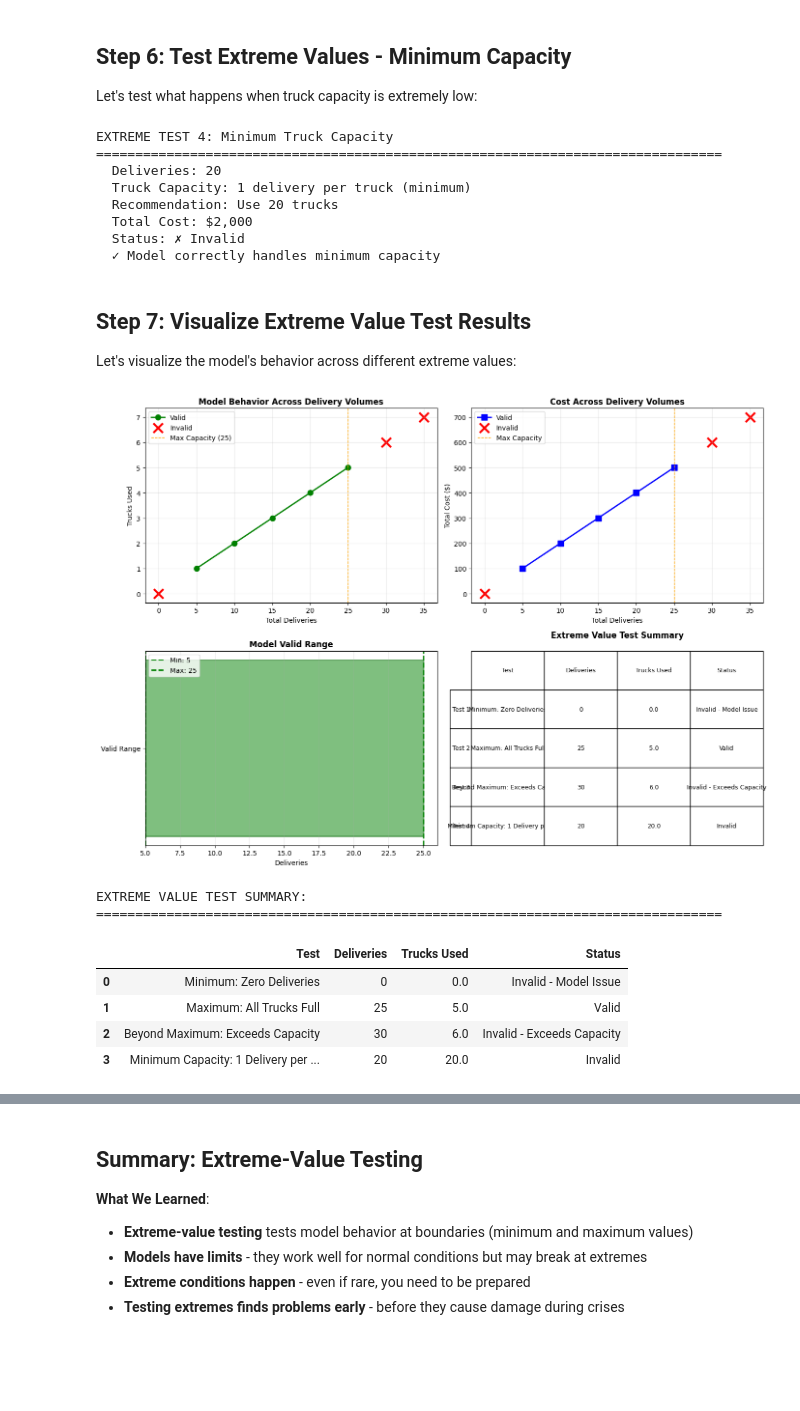
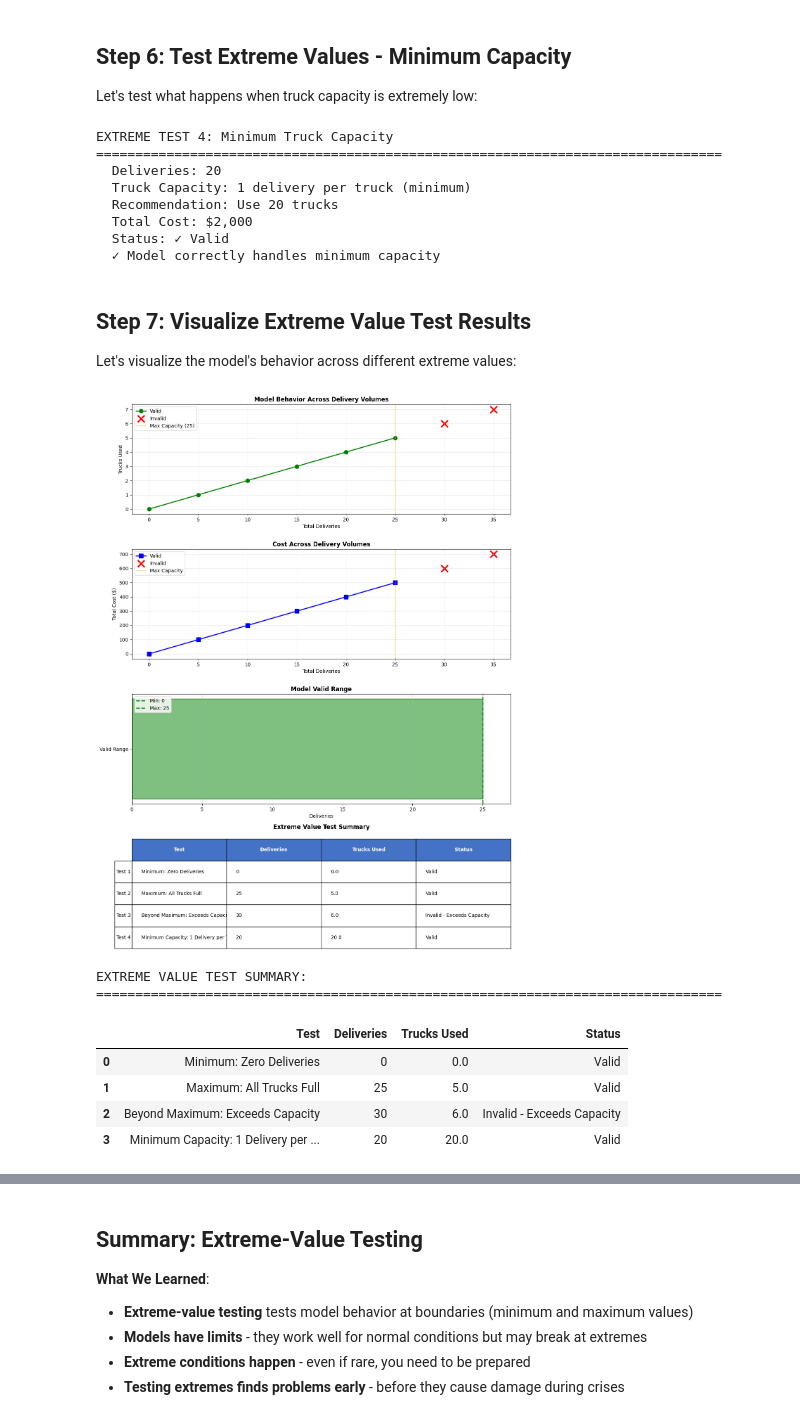
Before and after one commit to scottalanturner/prescriptive-analytics, a Jupyter notebook: Lesson05/lesson05_concept03_extreme_value_testing.ipynb, the cells around one changed output, grey strips where cells are left out. Saved outputs shown, nothing was run; the diff lists cells and outputs as text; code cells hidden in the pictures; blank space fills up the shorter version.

Commit message:
l5 fixed formatting issues

```diff
--- a/Lesson05/lesson05_concept03_extreme_value_testing.ipynb
+++ b/Lesson05/lesson05_concept03_extreme_value_testing.ipynb
@@ -92,8 +92,13 @@ def solve_delivery_model(total_deliveries, truck_capacity, num_trucks=5, cost_pe
     total_cost = trucks_used * cost_per_truck
 
     # Check if solution is valid
-    is_valid = (trucks_used > 0 and trucks_used <= num_trucks and
-                trucks_used * truck_capacity >= total_deliveries)
+    # Valid if: trucks used is within bounds, and capacity meets deliveries
+    # Special case: 0 trucks is valid when there are 0 deliveries
+    if total_deliveries == 0:
+        is_valid = (trucks_used == 0)
+    else:
+        is_valid = (trucks_used > 0 and trucks_used <= num_trucks and
+                    trucks_used * truck_capacity >= total_deliveries)
 
     return (trucks_used, total_cost, status, is_valid)
 
@@ -228,7 +234,8 @@ Let's test what happens when truck capacity is extremely low:
 # %%
 # Test minimum capacity
 min_capacity = 1  # Minimum capacity (1 delivery per truck)
-trucks_min_cap, cost_min_cap, status_min_cap, valid_min_cap = solve_delivery_model(base_deliveries, min_capacity)
+# Need enough trucks available for extreme testing (20 deliveries / 1 capacity = 20 trucks needed)
+trucks_min_cap, cost_min_cap, status_min_cap, valid_min_cap = solve_delivery_model(base_deliveries, min_capacity, num_trucks=25)
 
 extreme_tests.append({
     'Test': 'Minimum Capacity: 1 Delivery per Truck',
@@ -258,7 +265,7 @@ EXTREME TEST 4: Minimum Truck Capacity
   Truck Capacity: 1 delivery per truck (minimum)
   Recommendation: Use 20 trucks
   Total Cost: $2,000
-  Status: ✗ Invalid
+  Status: ✓ Valid
   ✓ Model correctly handles minimum capacity
 # %% [markdown]
 ## Step 7: Visualize Extreme Value Test Results
@@ -284,11 +291,11 @@ for deliveries in delivery_range:
 
 range_df = pd.DataFrame(range_results)
 
-# Visualize
-fig, axes = plt.subplots(2, 2, figsize=(14, 10))
+# Visualize - one plot per row for better readability
+fig, axes = plt.subplots(4, 1, figsize=(12, 16))
 
 # Plot 1: Trucks Used vs Deliveries
-ax1 = axes[0, 0]
+ax1 = axes[0]
 valid_data = range_df[range_df['Valid']]
 invalid_data = range_df[~range_df['Valid']]
 
@@ -305,7 +312,7 @@ ax1.grid(True, alpha=0.3)
 ax1.legend()
 
 # Plot 2: Cost vs Deliveries
-ax2 = axes[0, 1]
+ax2 = axes[1]
 ax2.plot(valid_data['Deliveries'], valid_data['Total Cost'],
          marker='s', linewidth=2, markersize=8, color='blue', label='Valid')
 if len(invalid_data) > 0:
@@ -319,50 +326,70 @@ ax2.grid(True, alpha=0.3)
 ax2.legend()
 
 # Plot 3: Valid Range Visualization
-ax3 = axes[1, 0]
+ax3 = axes[2]
 valid_range = range_df[range_df['Valid']]
 if len(valid_range) > 0:
     min_valid = valid_range['Deliveries'].min()
     max_valid = valid_range['Deliveries'].max()
+    # Set x-axis limits to show the valid range clearly with some padding
+    x_min = max(0, min_valid - 2)
+    x_max = max_valid + 2
+    ax3.set_xlim(x_min, x_max)
+
     ax3.barh(['Valid Range'], [max_valid - min_valid], left=min_valid,
             color='green', alpha=0.5, edgecolor='darkgreen', linewidth=2)
     ax3.axvline(x=min_valid, color='green', linestyle='--', linewidth=2, label=f'Min: {min_valid}')
     ax3.axvline(x=max_valid, color='green', linestyle='--', linewidth=2, label=f'Max: {max_valid}')
     ax3.set_xlabel('Deliveries')
     ax3.set_title('Model Valid Range', fontweight='bold')
     ax3.legend()
     ax3.grid(axis='x', alpha=0.3)
 
 # Plot 4: Extreme Test Summary Table
-ax4 = axes[1, 1]
+ax4 = axes[3]
 ax4.axis('off')
 table_data = extreme_results_df[['Test', 'Deliveries', 'Trucks Used', 'Status']]
-table = ax4.table(cellText=table_data.values,
-                 rowLabels=[f"Test {i+1}" for i in range(len(table_data))],
+# Format the data for better display
+table_values = []
+for _, row in table_data.iterrows():
+    table_values.append([
+        row['Test'],
+        f"{row['Deliveries']:.0f}",
+        f"{row['Trucks Used']:.1f}",
+        row['Status']
+    ])
+
+table = ax4.table(cellText=table_values,
+                 rowLabels=[f"Test {i+1}" for i in range(len(table_values))],
                  colLabels=table_data.columns,
-                 cellLoc='center',
+                 cellLoc='left',
                  loc='center',
                  bbox=[0, 0, 1, 1])
 table.auto_set_font_size(False)
-table.set_fontsize(9)
-table.scale(1, 2)
+table.set_fontsize(10)
+# Increase row height significantly to prevent overlapping
+table.scale(1, 3.5)
+# Style header row
+for i in range(len(table_data.columns)):
+    table[(0, i)].set_facecolor('#4472C4')
+    table[(0, i)].set_text_props(weight='bold', color='white')
 ax4.set_title('Extreme Value Test Summary', fontweight='bold', pad=20)
 
 plt.tight_layout()
 plt.show()
 
 print("EXTREME VALUE TEST SUMMARY:")
 print("=" * 80)
 display(extreme_results_df[['Test', 'Deliveries', 'Trucks Used', 'Status']])
 # %% [output]
-[figure, old version]
+[figure, new version]
 EXTREME VALUE TEST SUMMARY:
 ================================================================================
 |  | Test | Deliveries | Trucks Used | Status |
-| 0 | Minimum: Zero Deliveries | 0 | 0.0 | Invalid - Model Issue |
+| 0 | Minimum: Zero Deliveries | 0 | 0.0 | Valid |
 | 1 | Maximum: All Trucks Full | 25 | 5.0 | Valid |
 | 2 | Beyond Maximum: Exceeds Capacity | 30 | 6.0 | Invalid - Exceeds Capacity |
-| 3 | Minimum Capacity: 1 Delivery per ... | 20 | 20.0 | Invalid |
+| 3 | Minimum Capacity: 1 Delivery per ... | 20 | 20.0 | Valid |
 # %%
 # Determine valid range
 valid_range_data = range_df[range_df['Valid']]
```
Also changed, not shown: parts of 2 cells of this notebook, 4 other files.
